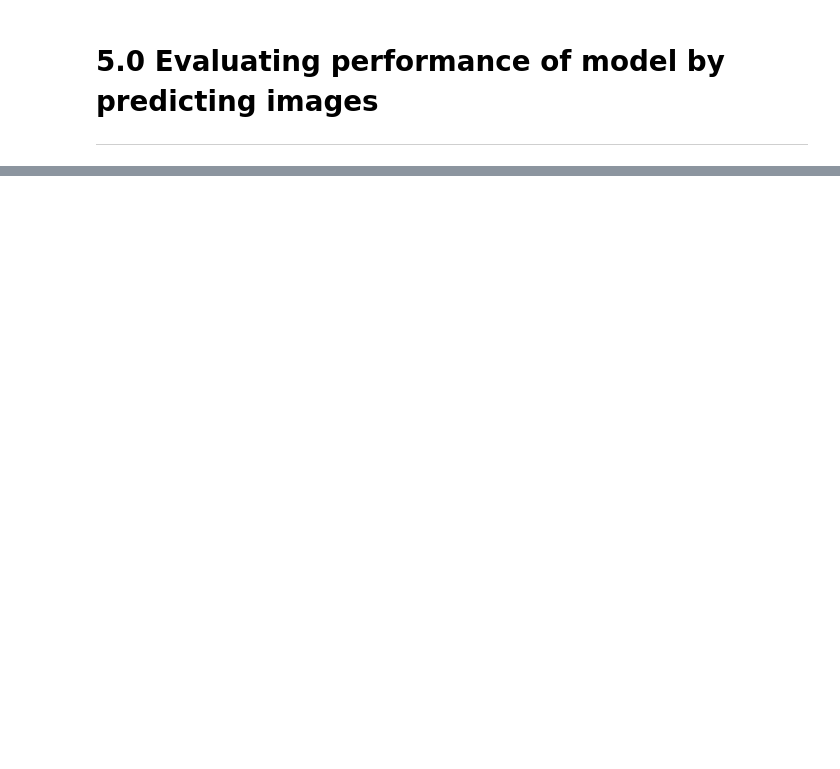
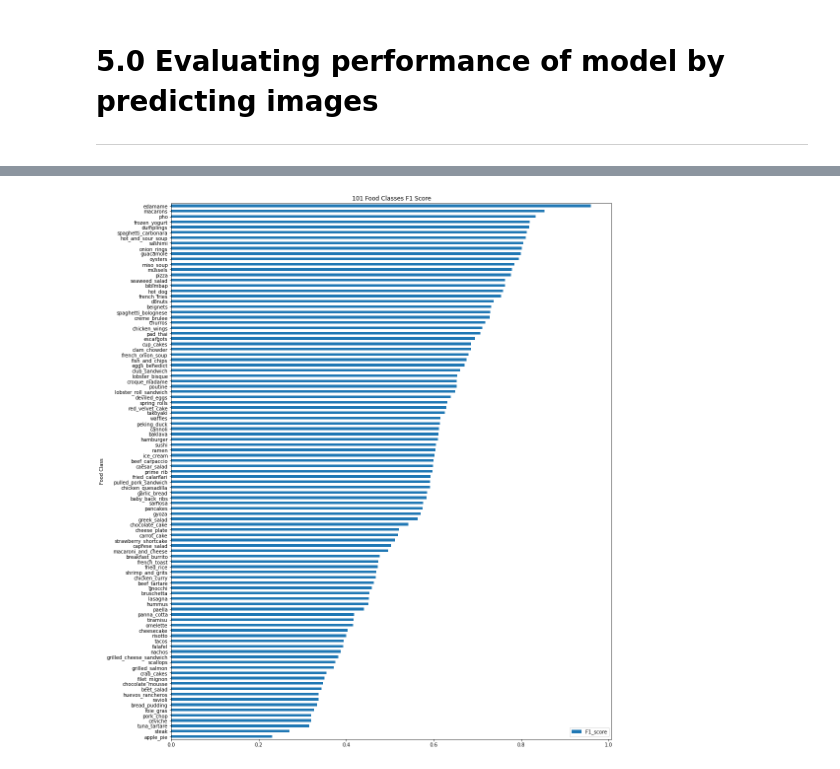
Before and after one commit to 86lekwenshiung/Neural-Network-with-Tensorflow, a Jupyter notebook: 06_Transfer_Learning_with_Tensorflow_Part_3_Scaling_Up.ipynb, the cells around one changed output, grey strips where cells are left out. Cells and saved outputs as stored; diff of their text form; code cells hidden in the pictures; blank space fills up the shorter version.

```diff
--- a/06_Transfer_Learning_with_Tensorflow_Part_3_Scaling_Up.ipynb
+++ b/06_Transfer_Learning_with_Tensorflow_Part_3_Scaling_Up.ipynb
@@ -634,0 +701,4 @@ ___
+# %%
+y_labels = []
+for images , labels in test_data_10_percent.unbatch():
+  y_labels.append(labels.numpy().argmax())
@@ -634,0 +773,16 @@ ___
+# %%
+class_dict = classification_report(y_true = y_labels,
+                                   y_pred = pred_classes,
+                                   target_names = test_data_10_percent.class_names,
+                                   output_dict = True)
+# %%
+class_f1_score = {}
+
+for name , metrics in class_dict.items():
+  if name == 'accuracy':
+    break
+  else:
+    class_f1_score[name] = metrics['f1-score']
+# %%
+df_f1_score = pd.DataFrame(index = class_f1_score.keys(),
+                           data = {'F1_score' : class_f1_score.values()})
@@ -634,0 +805,8 @@ ___
+# %%
+ax= df_f1_score.sort_values(by = 'F1_score' , ascending = False).plot(kind = 'barh' , figsize = (16,20))
+
+ax.set_title('101 Food Classes F1 Score')
+ax.set_ylabel('Food Class')
+ax.invert_yaxis()
+# %% [output]
+[figure, added]
```
Also changed, not shown: parts of 26 cells of this notebook.
